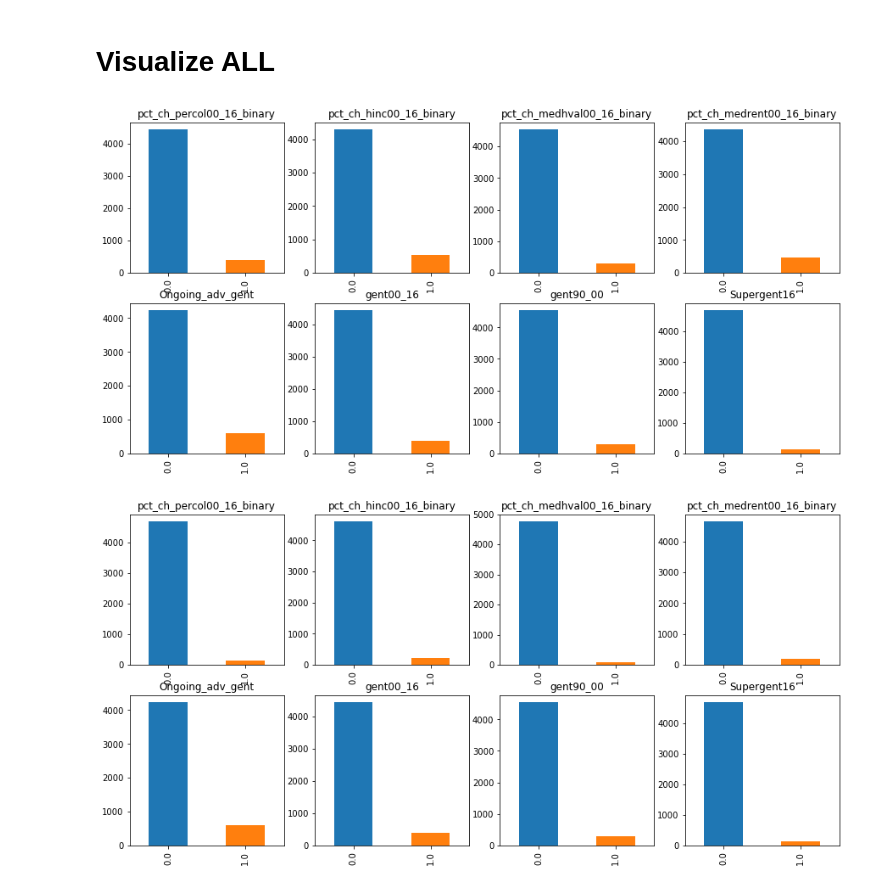
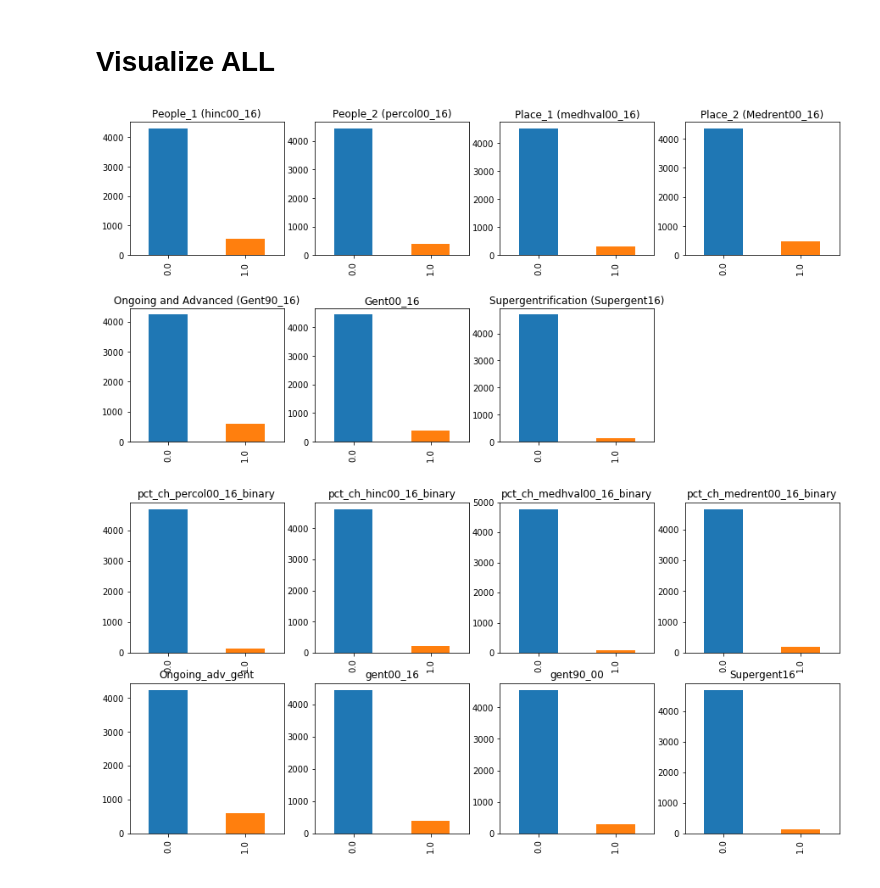
Before and after one commit to mv1742/UDPNY, a Jupyter notebook: Notebooks/Binary_Models/6_Binary_Typologies_STDABVMEAN.ipynb, the cells around one changed output. Cells and saved outputs as stored; diff of their text form; code cells hidden in the pictures.

Commit message:
Binary Files

```diff
--- a/Notebooks/Binary_Models/6_Binary_Typologies_STDABVMEAN.ipynb
+++ b/Notebooks/Binary_Models/6_Binary_Typologies_STDABVMEAN.ipynb
@@ -962,15 +983,22 @@ Typ_Bin_GENTLOWONLY.tail()
 # %%
 # For all:
-bin_typs = ['pct_ch_percol00_16_binary','pct_ch_hinc00_16_binary',
-            'pct_ch_medhval00_16_binary','pct_ch_medrent00_16_binary','Ongoing_adv_gent',
-            'gent00_16','gent90_00','Supergent16']
+titles = ['People_1 (hinc00_16)','People_2 (percol00_16)',
+          'Place_1 (medhval00_16)','Place_2 (Medrent00_16)',
+          'Ongoing and Advanced (Gent90_16)',
+            'Gent00_16','Supergentrification (Supergent16)']
+bin_typs = ['pct_ch_hinc00_16_binary','pct_ch_percol00_16_binary',
+            'pct_ch_medhval00_16_binary','pct_ch_medrent00_16_binary',
+            'Ongoing_adv_gent',
+            'gent00_16','Supergent16']
+
 for i, column in enumerate(bin_typs):
     plt.figure(1)
     plt.subplot(4,4,i+1)
-    Typ_Bin_ALL_Incomes[column].value_counts().plot(kind='bar', figsize = (15,15), title=column)
+    Typ_Bin_ALL_Incomes[column].value_counts().plot(kind='bar', figsize = (15,15), title=titles[i])
     Typ_Bin_ALL_Incomes[column].value_counts()/Typ_Bin_ALL_Incomes[column].value_counts().sum()
+    plt.subplots_adjust(hspace=0.4)
 # %% [output]
-[figure, old version]
+[figure, new version]
 # %%
 #Typ_Bin_GENTLOWONLY
 bin_typs = ['pct_ch_percol00_16_binary','pct_ch_hinc00_16_binary',
```
Also changed, not shown: parts of 7 cells of this notebook.
